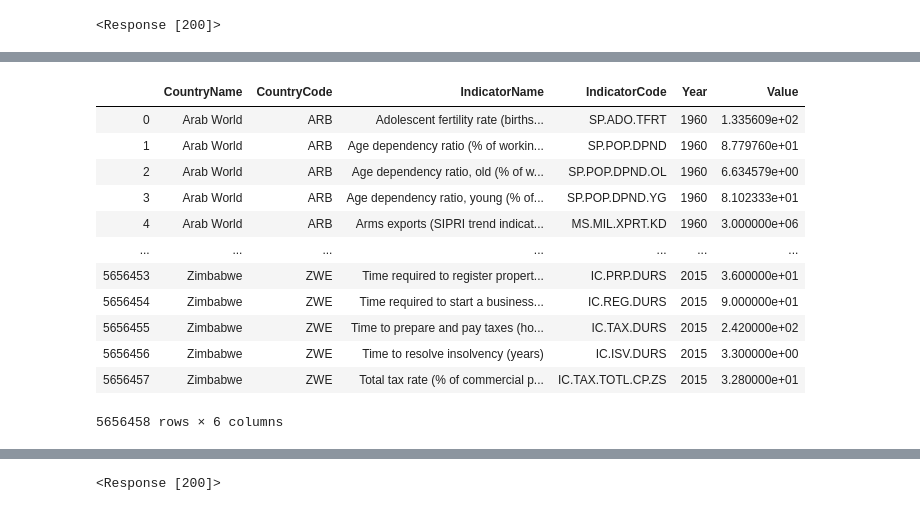
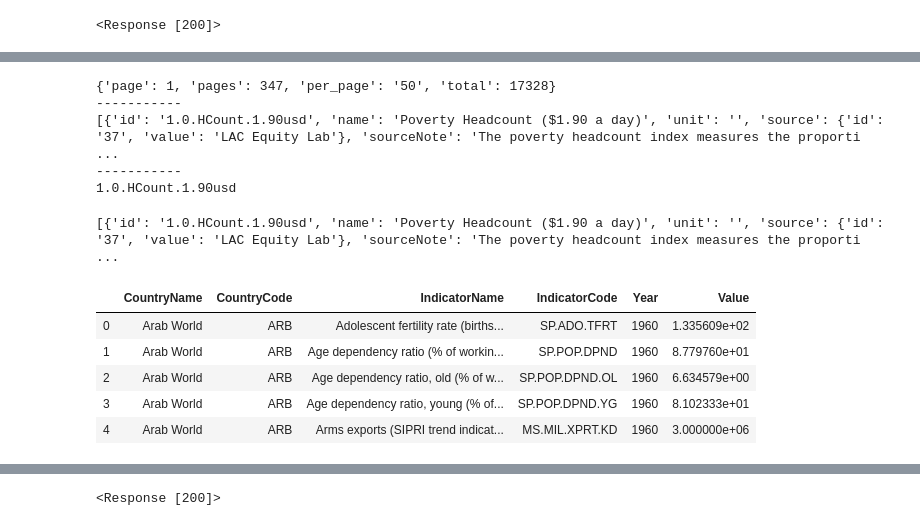
Before and after one commit to jjjjjeb/ETL_Project, a Jupyter notebook: ELT_Project_JamieBranch.ipynb, the cells around one changed output, grey strips where cells are left out. Drawn from its saved outputs; the diff is of its cells as text; code cells hidden in the pictures.

```diff
--- a/ELT_Project_JamieBranch.ipynb
+++ b/ELT_Project_JamieBranch.ipynb
@@ -94,20 +112,29 @@ JSONDecodeError: Unexpected UTF-8 BOM (decode using utf-8-sig): line 1 column 1
+# %%
+print(response_i[0])
+print('-----------')
+print(response_i[1])
+print('-----------')
+print(response_i[1][0]['id'])
+# %% [output]
+{'page': 1, 'pages': 347, 'per_page': '50', 'total': 17328}
+-----------
+[{'id': '1.0.HCount.1.90usd', 'name': 'Poverty Headcount ($1.90 a day)', 'unit': '', 'source': {'id': '37', 'value': 'LAC Equity Lab'}, 'sourceNote': 'The poverty headcount index measures the proporti ...
+-----------
+1.0.HCount.1.90usd
+# %%
+print(response_i[1])
+# %% [output]
+[{'id': '1.0.HCount.1.90usd', 'name': 'Poverty Headcount ($1.90 a day)', 'unit': '', 'source': {'id': '37', 'value': 'LAC Equity Lab'}, 'sourceNote': 'The poverty headcount index measures the proporti ...
 # %%
 # pulling indicators from CSV
 
 indicators = pd.read_csv('./data/indicators.csv')
 # %%
-indicators
+indicators.head()
 # %% [output]
 |  | CountryName | CountryCode | IndicatorName | IndicatorCode | Year | Value |
 | 0 | Arab World | ARB | Adolescent fertility rate (births... | SP.ADO.TFRT | 1960 | 1.335609e+02 |
 | 1 | Arab World | ARB | Age dependency ratio (% of workin... | SP.POP.DPND | 1960 | 8.779760e+01 |
 | 2 | Arab World | ARB | Age dependency ratio, old (% of w... | SP.POP.DPND.OL | 1960 | 6.634579e+00 |
 | 3 | Arab World | ARB | Age dependency ratio, young (% of... | SP.POP.DPND.YG | 1960 | 8.102333e+01 |
 | 4 | Arab World | ARB | Arms exports (SIPRI trend indicat... | MS.MIL.XPRT.KD | 1960 | 3.000000e+06 |
-| ... | ... | ... | ... | ... | ... | ... |
-| 5656453 | Zimbabwe | ZWE | Time required to register propert... | IC.PRP.DURS | 2015 | 3.600000e+01 |
-| 5656454 | Zimbabwe | ZWE | Time required to start a business... | IC.REG.DURS | 2015 | 9.000000e+01 |
-| 5656455 | Zimbabwe | ZWE | Time to prepare and pay taxes (ho... | IC.TAX.DURS | 2015 | 2.420000e+02 |
-| 5656456 | Zimbabwe | ZWE | Time to resolve insolvency (years) | IC.ISV.DURS | 2015 | 3.300000e+00 |
-| 5656457 | Zimbabwe | ZWE | Total tax rate (% of commercial p... | IC.TAX.TOTL.CP.ZS | 2015 | 3.280000e+01 |
-5656458 rows × 6 columns
```
Also changed, not shown: parts of 11 cells of this notebook.
